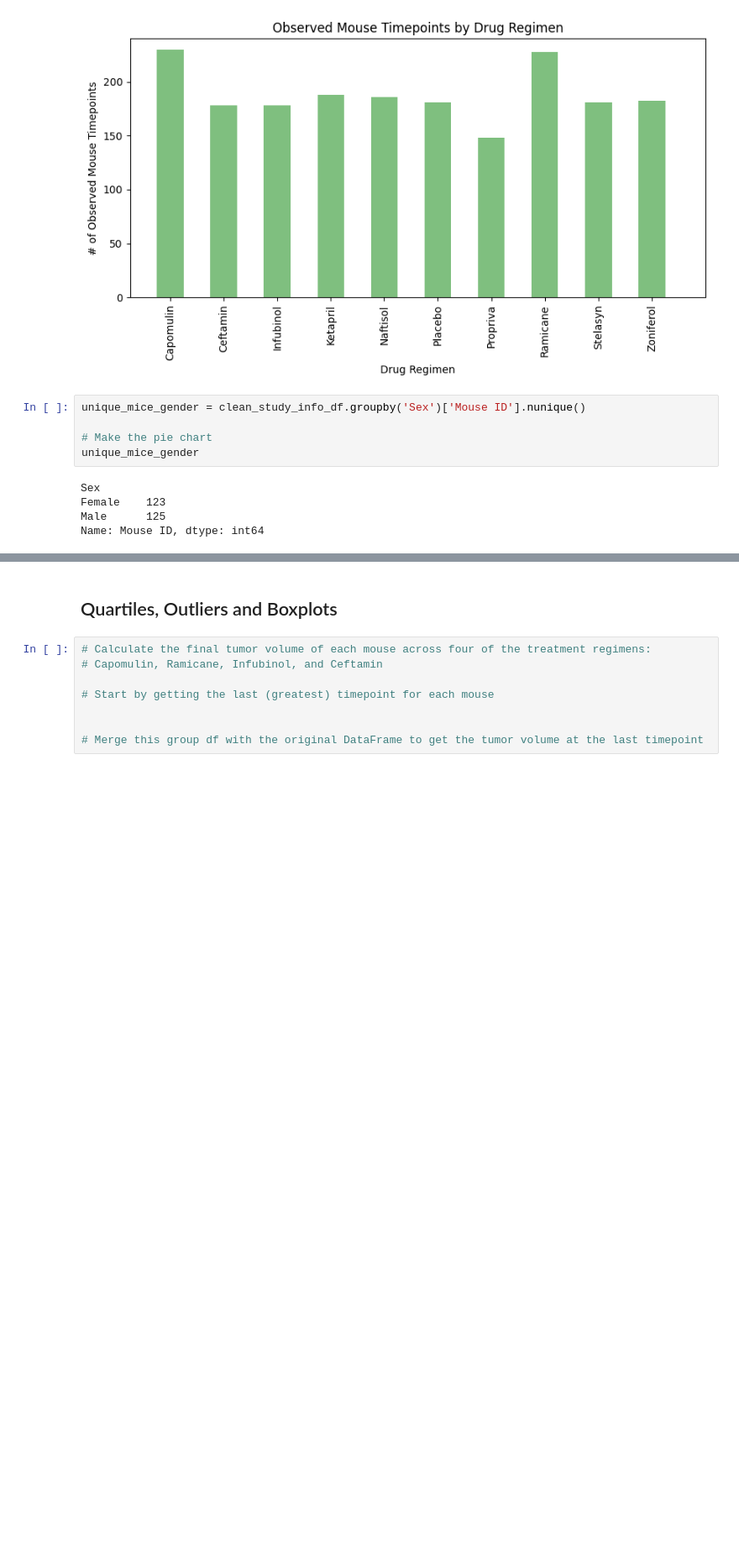
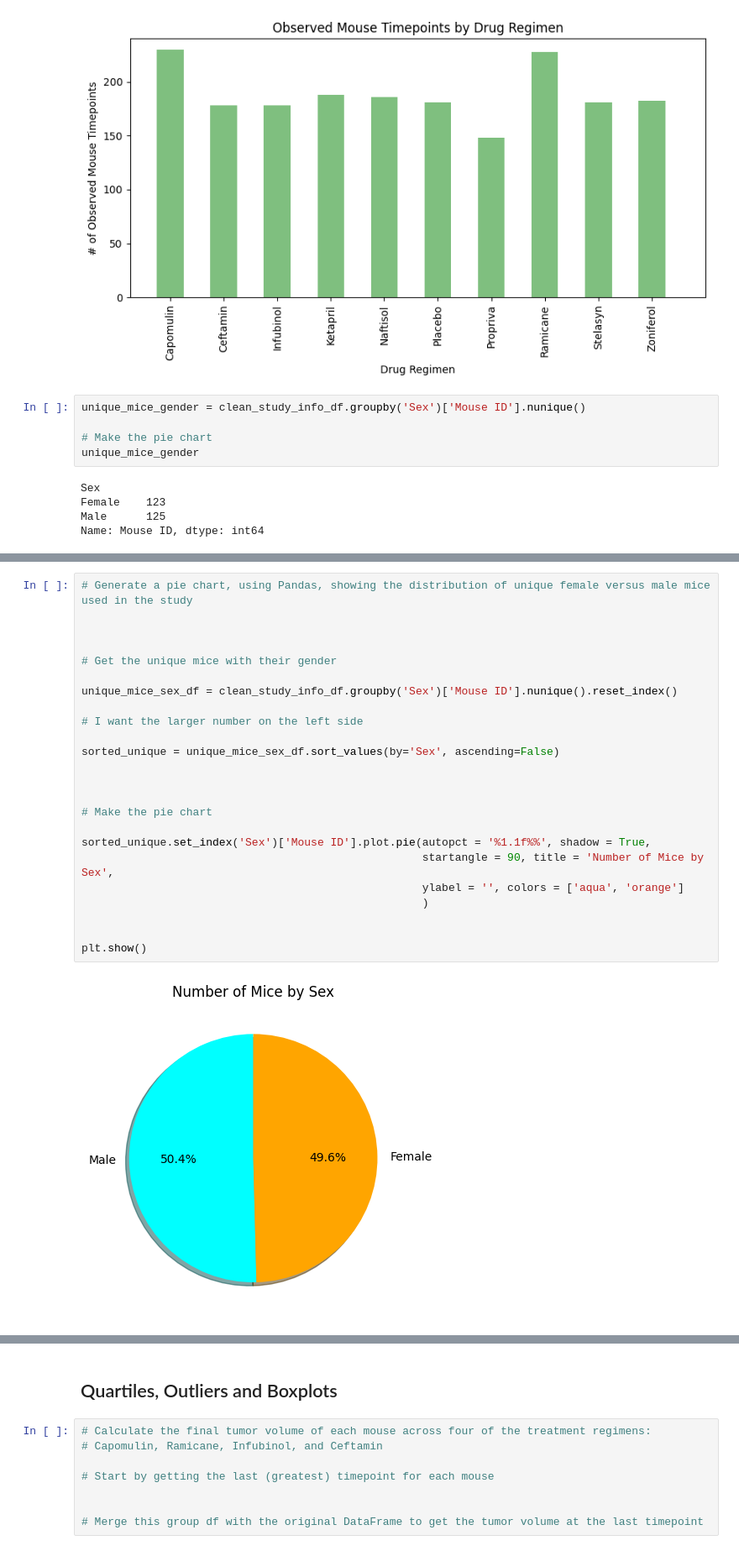
Before and after one commit to arkhanks/Pymaceuticals_Challenge_5, a Jupyter notebook: pymaceuticals_code.ipynb, the cells around one changed output, grey strips where cells are left out. Shown at 84% size. Saved outputs shown, nothing was run; the diff lists cells and outputs as text; blank space fills up the shorter version.

```diff
--- a/pymaceuticals_code.ipynb
+++ b/pymaceuticals_code.ipynb
@@ -298 +311,27 @@ Name: Mouse ID, dtype: int64
+# %%
+# Generate a pie chart, using Pandas, showing the distribution of unique female versus male mice used in the study
+
+
+
+# Get the unique mice with their gender
+
+unique_mice_sex_df = clean_study_info_df.groupby('Sex')['Mouse ID'].nunique().reset_index()
+
+# I want the larger number on the left side
+
+sorted_unique = unique_mice_sex_df.sort_values(by='Sex', ascending=False)
+
+
+
+# Make the pie chart
+
+sorted_unique.set_index('Sex')['Mouse ID'].plot.pie(autopct = '%1.1f%%', shadow = True,
+                                                    startangle = 90, title = 'Number of Mice by Sex',
+                                                    ylabel = '', colors = ['aqua', 'orange']
+                                                    )
+
+
+plt.show()
+# %% [output]
+[figure, added]
 # %%
```
Also changed, not shown: parts of 3 cells of this notebook.
